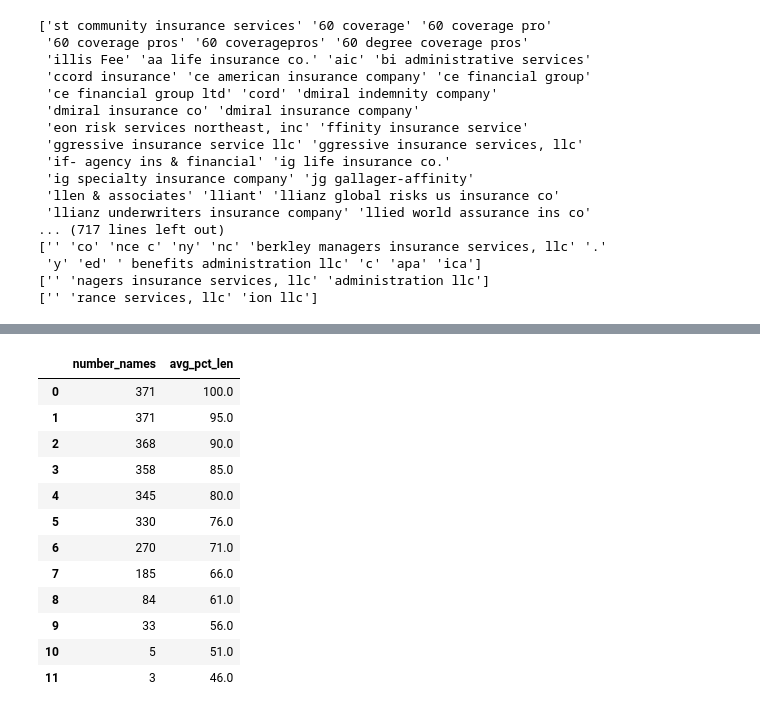
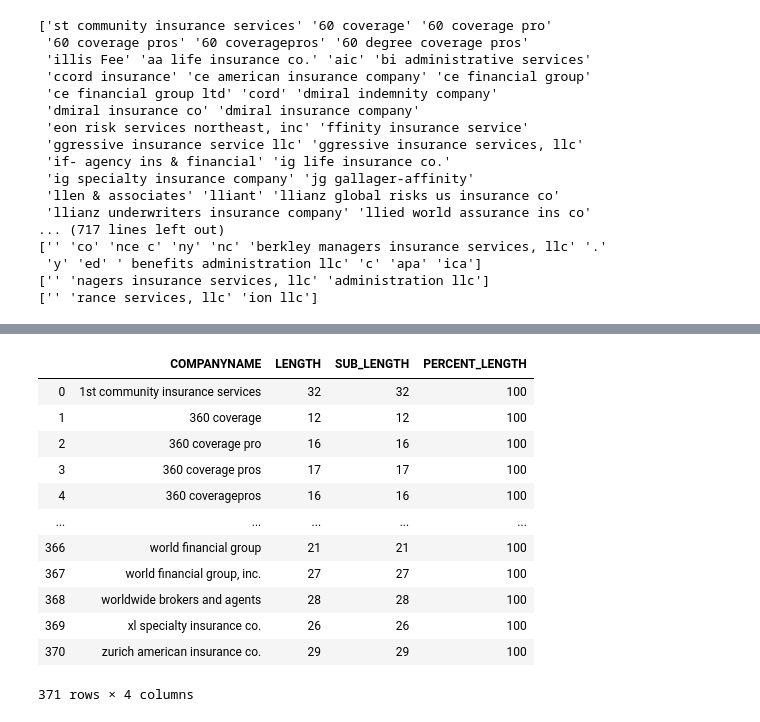
Before and after one commit to ferozumair786/PRSNL-Names_Analysis, a Jupyter notebook: CarrierNames_Cursory_Analysis.ipynb, the cells around one changed output, grey strips where cells are left out. Saved outputs shown, nothing was run; the diff lists cells and outputs as text; code cells hidden in the pictures.

```diff
--- a/CarrierNames_Cursory_Analysis.ipynb
+++ b/CarrierNames_Cursory_Analysis.ipynb
@@ -117,11 +104,11 @@ analysis_df.plot(x='avg_pct_len', y='number_names')
 # %%
-while avg_pct_min_tail >= 50:
+# while avg_pct_min_tail >= 50:
 
-    carrier_df_tail['COMPANYNAME'] = carrier_df_tail['COMPANYNAME'].apply(lambda x: x[:len(x)-(substring_tail)])
-    carrier_df_tail['SUB_LENGTH'] = carrier_df_tail['LENGTH'].apply(lambda x: (x-substring_tail))
-    carrier_df_tail['PERCENT_LENGTH'] = 100*(carrier_df_tail['SUB_LENGTH']/carrier_df_tail['LENGTH'])
-    analysis_tail['number_names'].append(len(carrier_df_tail['COMPANYNAME'].unique()))
-    print(carrier_df_tail['COMPANYNAME'].unique())
-    analysis_tail['avg_pct_len'].append(round(carrier_df_tail['PERCENT_LENGTH'].mean()))
-    substring_tail += 1
-    avg_pct_min_tail = min(analysis_tail['avg_pct_len'])
+#     carrier_df_tail['COMPANYNAME'] = carrier_df_tail['COMPANYNAME'].apply(lambda x: x[:len(x)-(substring_tail)])
+#     carrier_df_tail['SUB_LENGTH'] = carrier_df_tail['LENGTH'].apply(lambda x: (x-substring_tail))
+#     carrier_df_tail['PERCENT_LENGTH'] = 100*(carrier_df_tail['SUB_LENGTH']/carrier_df_tail['LENGTH'])
+#     analysis_tail['number_names'].append(len(carrier_df_tail['COMPANYNAME'].unique()))
+#     print(carrier_df_tail['COMPANYNAME'].unique())
+#     analysis_tail['avg_pct_len'].append(round(carrier_df_tail['PERCENT_LENGTH'].mean()))
+#     substring_tail += 1
+#     avg_pct_min_tail = min(analysis_tail['avg_pct_len'])
@@ -148,16 +116,0 @@ analysis_df_tail = pd.DataFrame(analysis_tail)
-# %%
-analysis_df_tail
-# %% [output]
-|  | number_names | avg_pct_len |
-| 0 | 371 | 100.0 |
-| 1 | 371 | 95.0 |
-| 2 | 368 | 90.0 |
-| 3 | 358 | 85.0 |
-| 4 | 345 | 80.0 |
-| 5 | 330 | 76.0 |
-| 6 | 270 | 71.0 |
-| 7 | 185 | 66.0 |
-| 8 | 84 | 61.0 |
-| 9 | 33 | 56.0 |
-| 10 | 5 | 51.0 |
-| 11 | 3 | 46.0 |
@@ -163,0 +121,16 @@ analysis_df_tail
+# %%
+carrier_df_tail
+# %% [output]
+|  | COMPANYNAME | LENGTH | SUB_LENGTH | PERCENT_LENGTH |
+| 0 | 1st community insurance services | 32 | 32 | 100 |
+| 1 | 360 coverage | 12 | 12 | 100 |
+| 2 | 360 coverage pro | 16 | 16 | 100 |
+| 3 | 360 coverage pros | 17 | 17 | 100 |
+| 4 | 360 coveragepros | 16 | 16 | 100 |
+| ... | ... | ... | ... | ... |
+| 366 | world financial group | 21 | 21 | 100 |
+| 367 | world financial group, inc. | 27 | 27 | 100 |
+| 368 | worldwide brokers and agents | 28 | 28 | 100 |
+| 369 | xl specialty insurance co. | 26 | 26 | 100 |
+| 370 | zurich american insurance co. | 29 | 29 | 100 |
+371 rows × 4 columns
```
Also changed, not shown: parts of 22 cells of this notebook, 2 other files.
